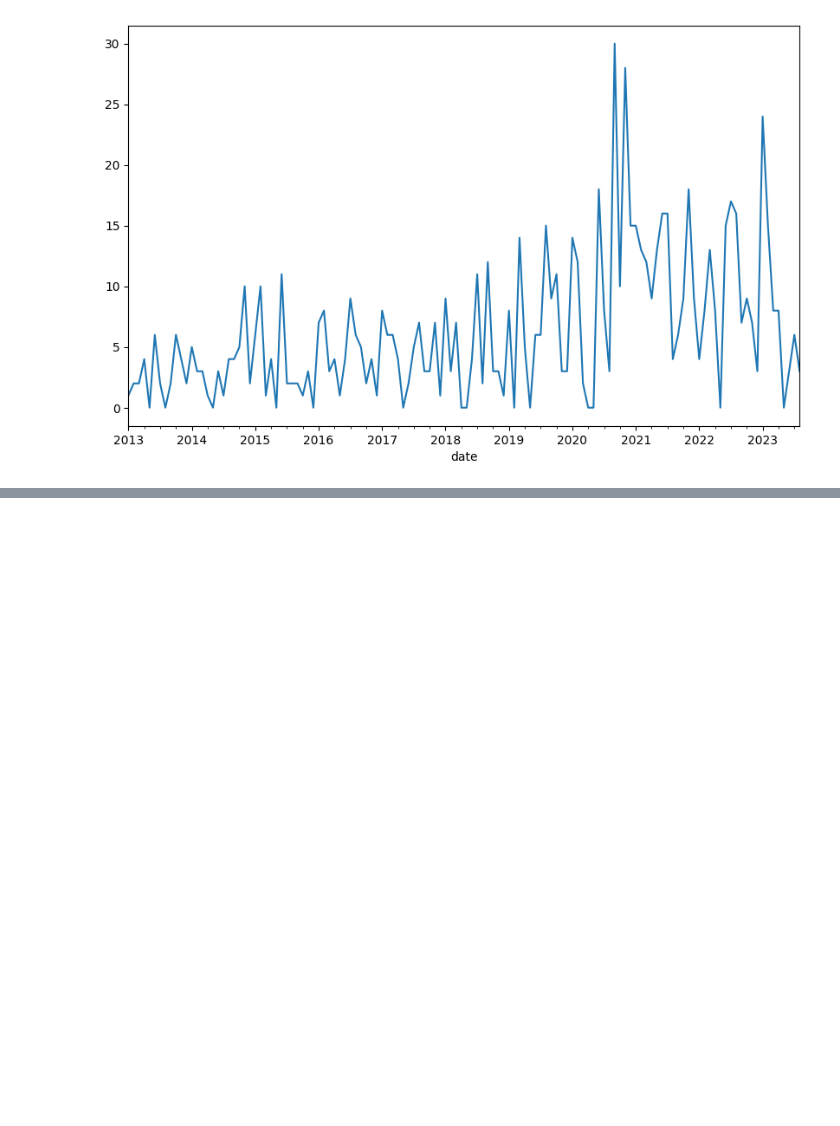
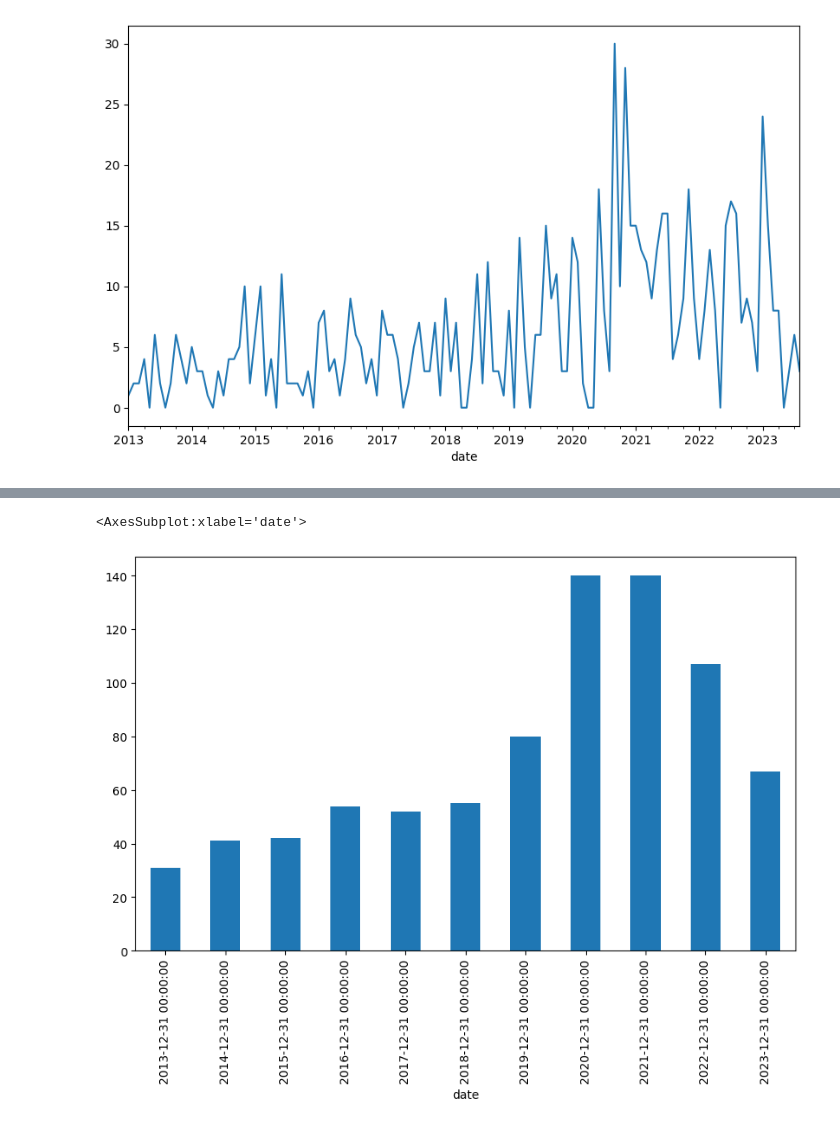
Before and after one commit to pmagtulis/sc-decisions-analysis, a Jupyter notebook: sc-decisions-analysis.ipynb, the cells around one changed output, grey strips where cells are left out. Cells and saved outputs as stored; diff of their text form; code cells hidden in the pictures; blank space fills up the shorter version.

```diff
--- a/sc-decisions-analysis.ipynb
+++ b/sc-decisions-analysis.ipynb
@@ -666,0 +689,5 @@ en_banc.resample('M', on='date').case_no.count().plot(x='date', figsize=(10,6))
+# %%
+en_banc.resample('Y', on='date').case_no.count().plot(x='date', kind='bar', figsize=(10,6))
+# %% [output]
+<AxesSubplot:xlabel='date'>
+[figure, added]
```
Also changed, not shown: parts of 10 cells of this notebook.
